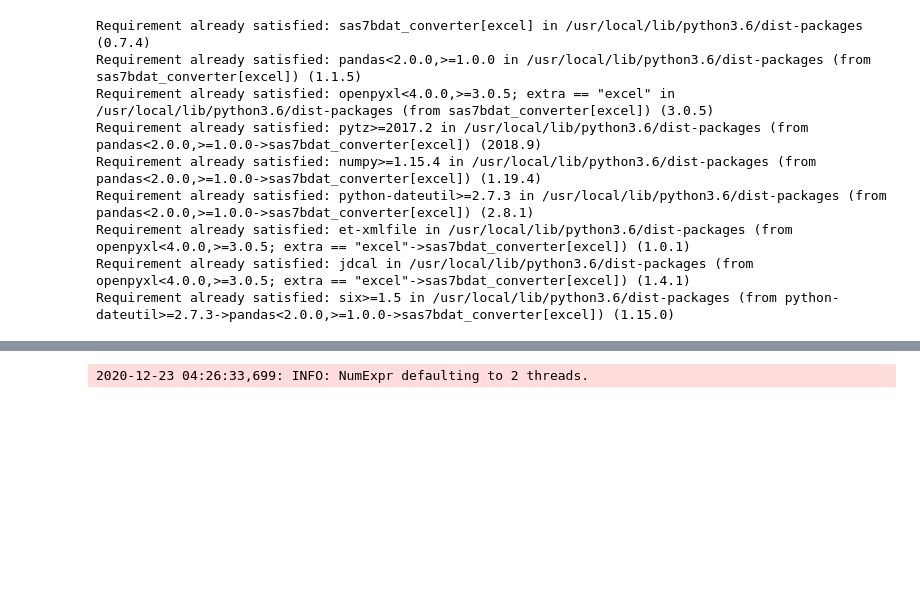
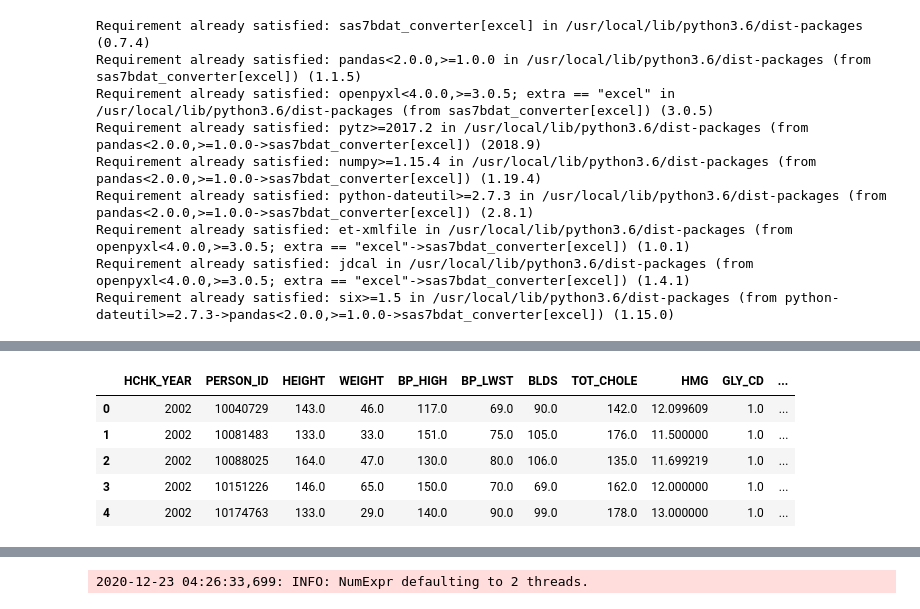
Before and after one commit to JoonYoung-Sohn/practice, a Jupyter notebook: Disease Prediction/201223_data_preprocessing.ipynb, the cells around one changed output, grey strips where cells are left out. Drawn from its saved outputs; the diff is of its cells as text; code cells hidden in the pictures; blank space fills up the shorter version.

```diff
--- a/Disease Prediction/201223_data_preprocessing.ipynb
+++ b/Disease Prediction/201223_data_preprocessing.ipynb
@@ -30,0 +77,16 @@ import sas7bdat_converter
+# %%
+gj2=pd.read_csv('nhis_senior_gj_2002.csv')
+gj3=pd.read_csv('nhis_senior_gj_2003.csv')
+gj4=pd.read_csv('nhis_senior_gj_2004.csv')
+gj5=pd.read_csv('nhis_senior_gj_2005.csv')
+gj6=pd.read_csv('nhis_senior_gj_2006.csv')
+gj7=pd.read_csv('nhis_senior_gj_2007.csv')
+gj8=pd.read_csv('nhis_senior_gj_2008.csv')
+gj9=pd.read_csv('nhis_senior_gj_2009.csv')
+gj10=pd.read_csv('nhis_senior_gj_2010.csv')
+gj11=pd.read_csv('nhis_senior_gj_2011.csv')
+gj12=pd.read_csv('nhis_senior_gj_2012.csv')
+gj13=pd.read_csv('nhis_senior_gj_2013.csv')
+# %%
+gj_total = pd.concat([gj2,gj3,gj4,gj5,gj6,gj7,gj8,gj9,gj10,gj11,gj12,gj13])
+print(gj_total)
@@ -30,0 +129,25 @@ import sas7bdat_converter
+# %%
+gj_total = gj_total[['HCHK_YEAR', 'PERSON_ID', 'HEIGHT',
+       'WEIGHT', 'BP_HIGH', 'BP_LWST', 'BLDS', 'TOT_CHOLE', 'HMG', 'GLY_CD',
+       'OLIG_OCCU_CD', 'OLIG_PH', 'OLIG_PROTE_CD', 'SGOT_AST', 'SGPT_ALT',
+       'GAMMA_GTP', 'HCHK_PMH_CD1', 'HCHK_PMH_CD2', 'HCHK_PMH_CD3',
+       'FMLY_LIVER_DISE_PATIEN_YN', 'FMLY_HPRTS_PATIEN_YN',
+       'FMLY_APOP_PATIEN_YN', 'FMLY_HDISE_PATIEN_YN', 'FMLY_DIABML_PATIEN_YN',
+       'FMLY_CANCER_PATIEN_YN', 'SMK_STAT_TYPE_RSPS_CD', 'SMK_TERM_RSPS_CD',
+       'DSQTY_RSPS_CD', 'DRNK_HABIT_RSPS_CD', 'TM1_DRKQTY_RSPS_CD',
+       'EXERCI_FREQ_RSPS_CD', 'WAIST', 'TRIGLYCERIDE', 'HDL_CHOLE',
+       'LDL_CHOLE', 'CREATININE', 'HCHK_APOP_PMH_YN', 'HCHK_HDISE_PMH_YN',
+       'HCHK_HPRTS_PMH_YN', 'HCHK_DIABML_PMH_YN', 'HCHK_HPLPDM_PMH_YN',
+       'HCHK_ETCDSE_PMH_YN', 'PAST_SMK_TERM_RSPS_CD', 'PAST_DSQTY_RSPS_CD',
+       'CUR_SMK_TERM_RSPS_CD', 'CUR_DSQTY_RSPS_CD', 'MOV20_WEK_FREQ_ID',
+       'MOV30_WEK_FREQ_ID', 'WLK30_WEK_FREQ_ID', 'KDSQ_C', 'KDSQ_C_1',
+       'KDSQ_C_2', 'KDSQ_C_3', 'KDSQ_C_4', 'KDSQ_C_5', 'HCHK_PHSS_PMH_YN']]
+# %%
+gj_total.head()
+# %% [output]
+|  | HCHK_YEAR | PERSON_ID | HEIGHT | WEIGHT | BP_HIGH | BP_LWST | BLDS | TOT_CHOLE | HMG | GLY_CD | ... |
+| 0 | 2002 | 10040729 | 143.0 | 46.0 | 117.0 | 69.0 | 90.0 | 142.0 | 12.099609 | 1.0 | ... |
+| 1 | 2002 | 10081483 | 133.0 | 33.0 | 151.0 | 75.0 | 105.0 | 176.0 | 11.500000 | 1.0 | ... |
+| 2 | 2002 | 10088025 | 164.0 | 47.0 | 130.0 | 80.0 | 106.0 | 135.0 | 11.699219 | 1.0 | ... |
+| 3 | 2002 | 10151226 | 146.0 | 65.0 | 150.0 | 70.0 | 69.0 | 162.0 | 12.000000 | 1.0 | ... |
+| 4 | 2002 | 10174763 | 133.0 | 29.0 | 140.0 | 90.0 | 99.0 | 178.0 | 13.000000 | 1.0 | ... |
```
Also changed, not shown: parts of 6 cells of this notebook.
